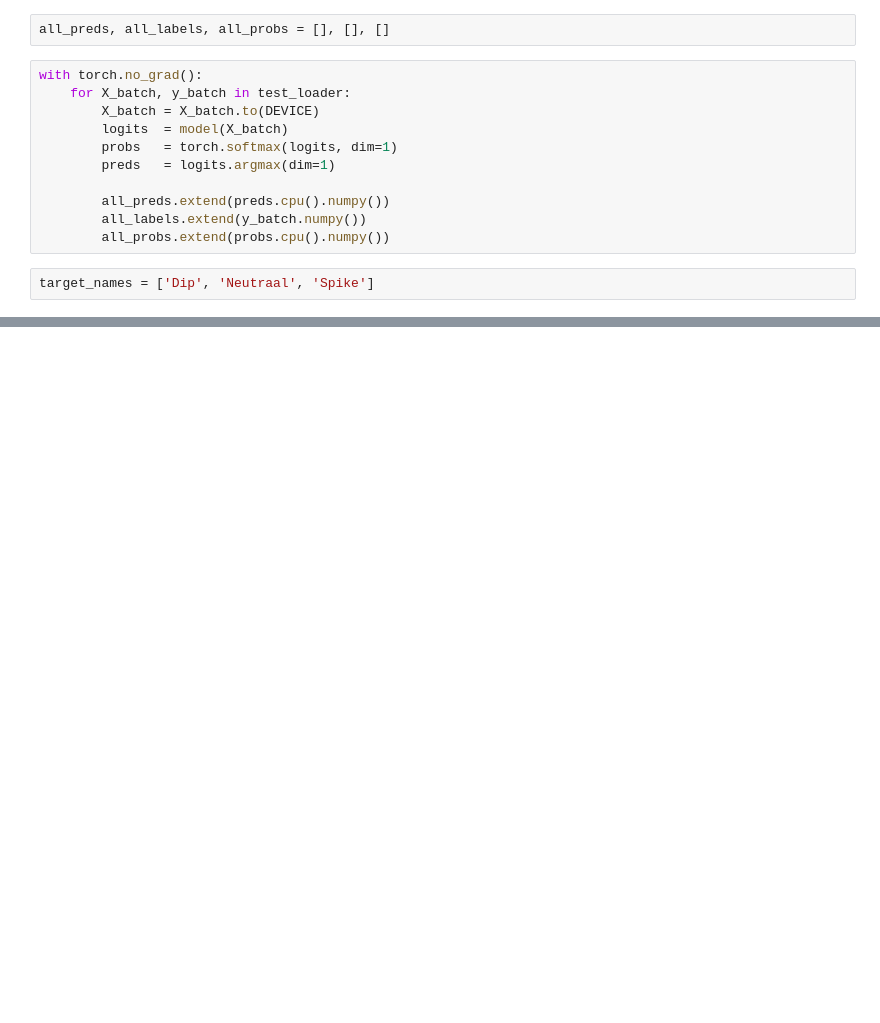
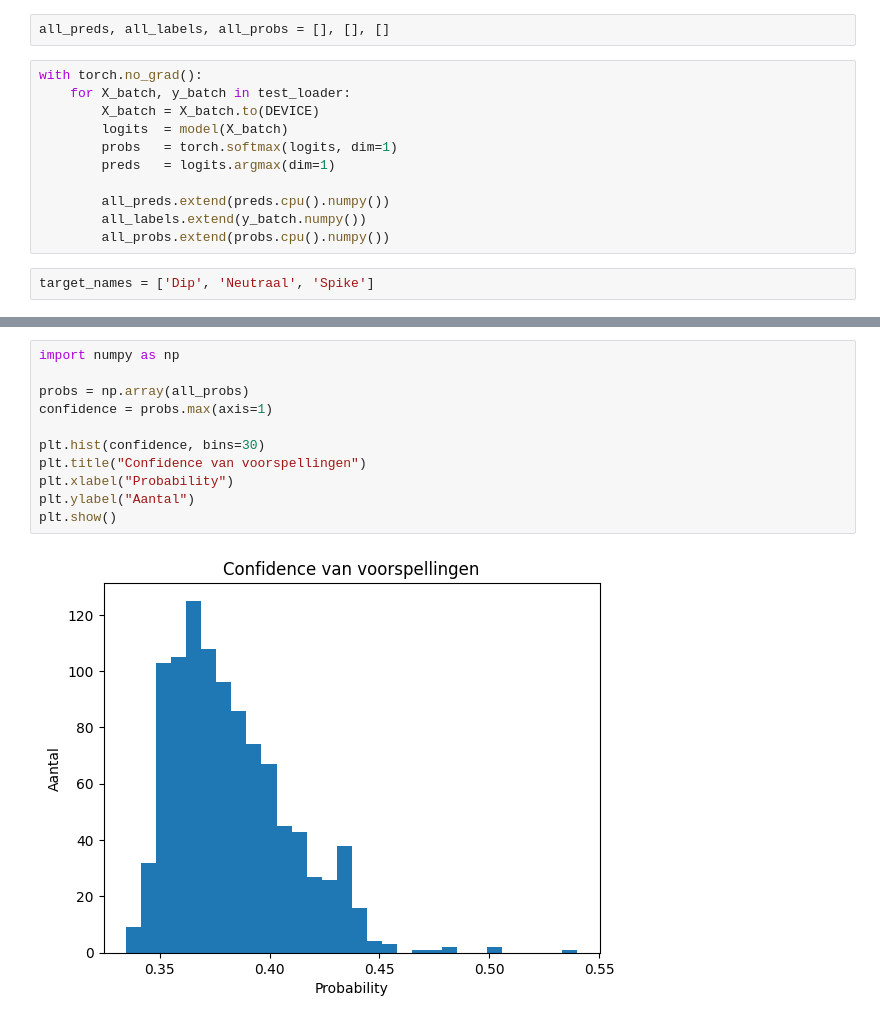
Before and after one commit to LuizVerheyen/BachelorProef2026, a Jupyter notebook: model/trainer.ipynb, the cells around one changed output, grey strips where cells are left out. Saved outputs shown, nothing was run; the diff lists cells and outputs as text; blank space fills up the shorter version.

```diff
--- a/model/trainer.ipynb
+++ b/model/trainer.ipynb
@@ -484,0 +589,13 @@ plt.show()
+# %%
+import numpy as np
+
+probs = np.array(all_probs)
+confidence = probs.max(axis=1)
+
+plt.hist(confidence, bins=30)
+plt.title("Confidence van voorspellingen")
+plt.xlabel("Probability")
+plt.ylabel("Aantal")
+plt.show()
+# %% [output]
+[figure, added]
```
Also changed, not shown: parts of 24 cells of this notebook, 7 other files.
